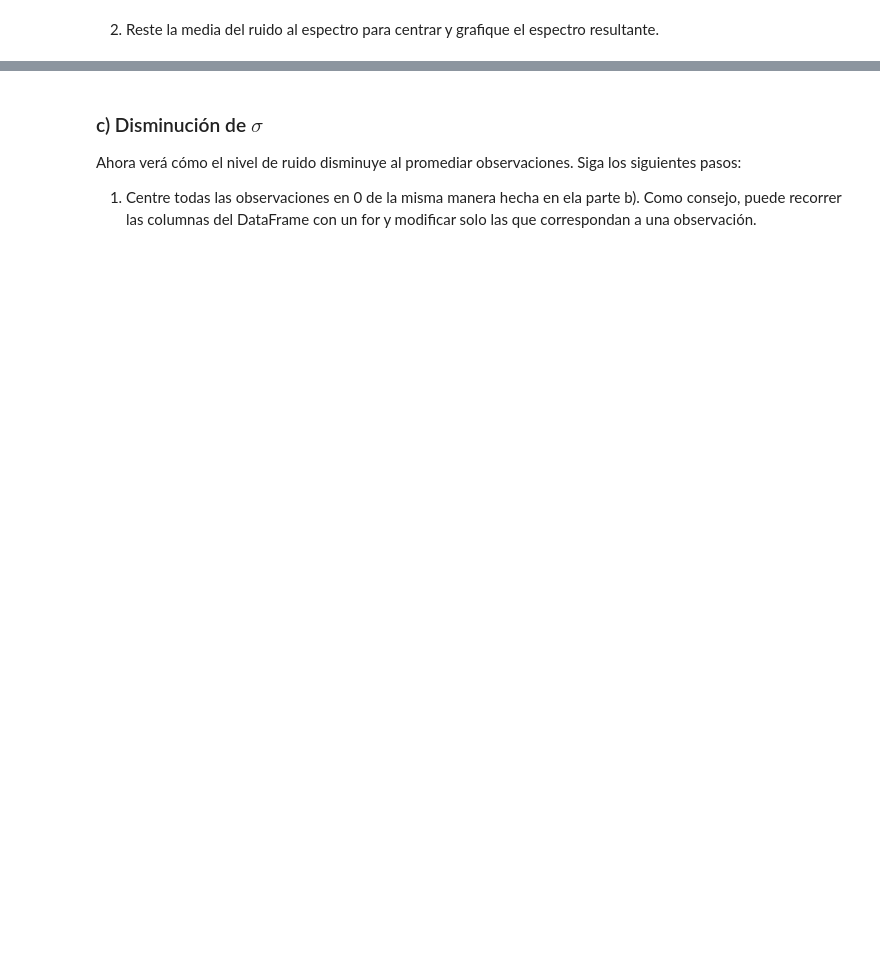
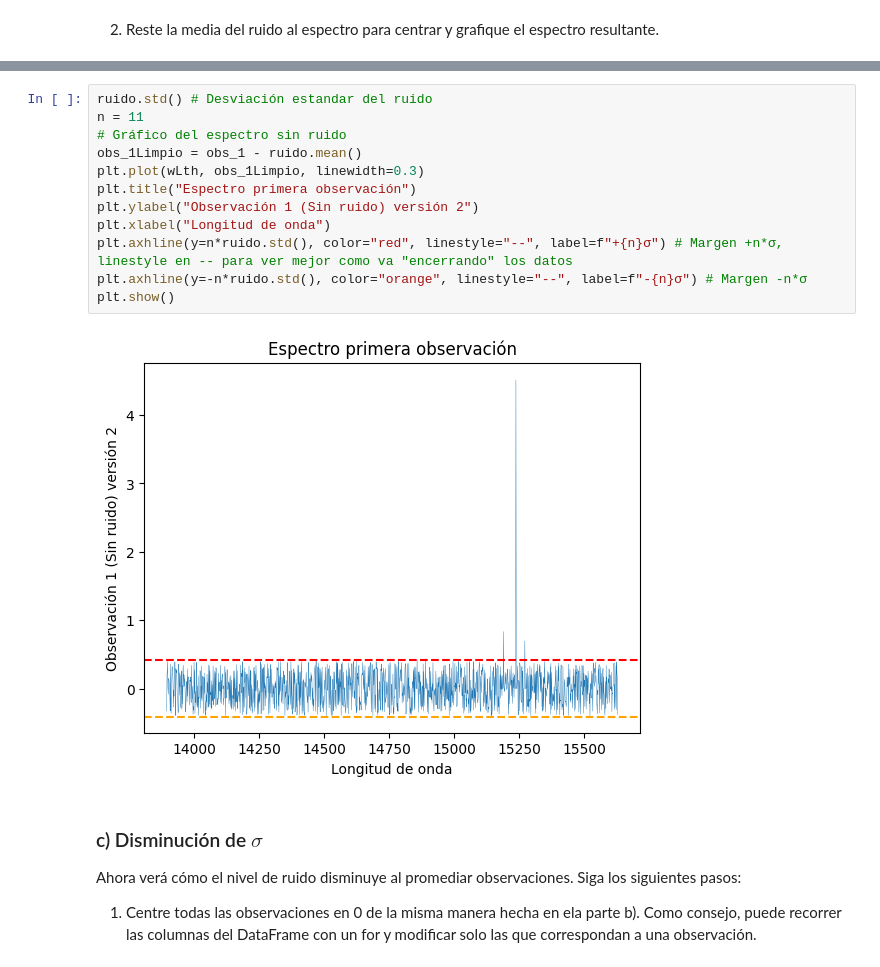
Before and after one commit to FPereiraI/Tarea-2, a Jupyter notebook: Tarea2.ipynb, the cells around one changed output, grey strips where cells are left out. Cells and saved outputs as stored; diff of their text form; blank space fills up the shorter version.

```diff
--- a/Tarea2.ipynb
+++ b/Tarea2.ipynb
@@ -251,3 +295,17 @@ ruido =
+# %%
+ruido.std() # Desviación estandar del ruido
+n = 11
+# Gráfico del espectro sin ruido
+obs_1Limpio = obs_1 - ruido.mean()
+plt.plot(wLth, obs_1Limpio, linewidth=0.3)
+plt.title("Espectro primera observación")
+plt.ylabel("Observación 1 (Sin ruido) versión 2")
+plt.xlabel("Longitud de onda")
+plt.axhline(y=n*ruido.std(), color="red", linestyle="--", label=f"+{n}σ") # Margen +n*σ, linestyle en -- para ver mejor como va "encerrando" los datos
+plt.axhline(y=-n*ruido.std(), color="orange", linestyle="--", label=f"-{n}σ") # Margen -n*σ
+plt.show()
+# %% [output]
+[figure, added]
 # %% [markdown]
 ### c) Disminución de $\sigma$
 
```
Also changed, not shown: parts of 21 cells of this notebook.
